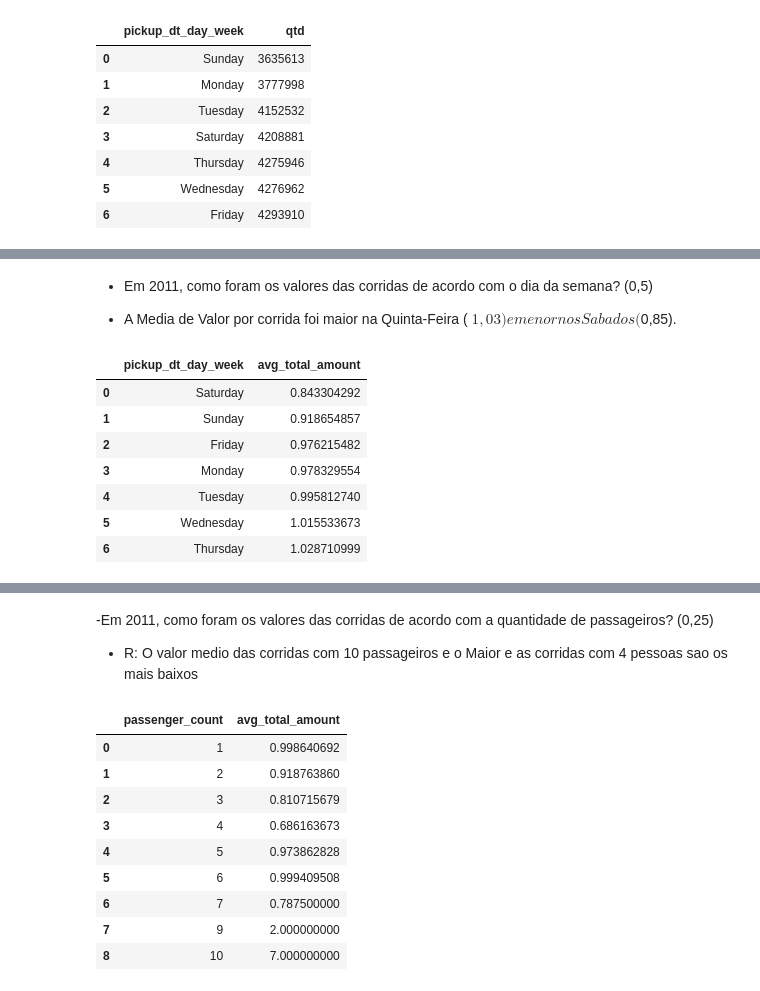
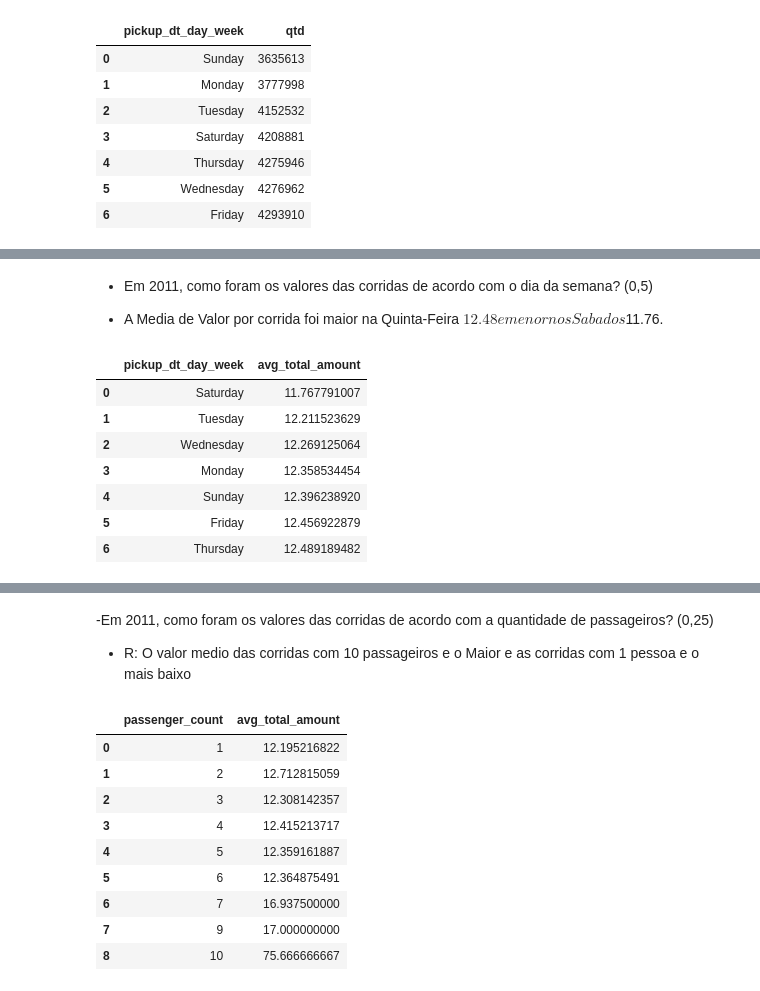
Before and after one commit to RodrigodeFeo/8DTS, a Jupyter notebook: CE_TRABALHO_FINAL.ipynb, the cells around one changed output, grey strips where cells are left out. Cells and saved outputs as stored; diff of their text form; code cells hidden in the pictures.

```diff
--- a/CE_TRABALHO_FINAL.ipynb
+++ b/CE_TRABALHO_FINAL.ipynb
@@ -101,35 +101,36 @@ px.pie(taxi_trip_dados_r1,
 # %% [markdown]
 - Em 2011, como foram os valores das corridas de acordo com o dia da semana? (0,5)
 
-*   A Media de Valor por corrida foi maior na Quinta-Feira ( $1,03 ) e menor nos Sabados ($0,85).
+*   A Media de Valor por corrida foi maior na Quinta-Feira $12.48 e menor nos Sabados $11.76.
 # %%
 query_sql = f"""
    SELECT
       pickup_dt_day_week ,
       AVG (total_amount) avg_total_amount
   FROM
       (SELECT
-          FORMAT_TIMESTAMP('%A', TIMESTAMP(PARSE_DATETIME('%m/%d/%Y %I:%M:%S %p', pickup_datetime))) AS pickup_dt_day_week,
+          FORMAT_TIMESTAMP('%A', TIMESTAMP(PARSE_DATETIME('%m/%d/%Y %I:%M:%S %p', pep_pickup_datetime))) AS pickup_dt_day_week,
           SAFE_CAST(total_amount AS NUMERIC) as total_amount
        FROM
-          `intense-wavelet-425818-j0.cd_taxi_trip_2011.tb_taxi_trip_2011_11` ) T
+          `intense-wavelet-425818-j0.cd_taxi_trip_2011.tb_taxi_trip_2011_12`
+       ) T
   GROUP BY
       pickup_dt_day_week
   ORDER BY
       avg_total_amount
 """
 query_job = clientbq.query(query_sql)  # Make an API request.
 taxi_trip_dados_r2 = query_job.to_dataframe()
 display(taxi_trip_dados_r2)
 # %% [output]
 |  | pickup_dt_day_week | avg_total_amount |
-| 0 | Saturday | 0.843304292 |
-| 1 | Sunday | 0.918654857 |
-| 2 | Friday | 0.976215482 |
-| 3 | Monday | 0.978329554 |
-| 4 | Tuesday | 0.995812740 |
-| 5 | Wednesday | 1.015533673 |
-| 6 | Thursday | 1.028710999 |
+| 0 | Saturday | 11.767791007 |
+| 1 | Tuesday | 12.211523629 |
+| 2 | Wednesday | 12.269125064 |
+| 3 | Monday | 12.358534454 |
+| 4 | Sunday | 12.396238920 |
+| 5 | Friday | 12.456922879 |
+| 6 | Thursday | 12.489189482 |
 # %%
 px.bar(taxi_trip_dados_r2.sort_values("pickup_dt_day_week"),
        y = "avg_total_amount",
@@ -153,7 +154,7 @@ px.pie(taxi_trip_dados_r2,
 # %% [markdown]
 -Em 2011, como foram os valores das corridas de acordo com a quantidade de passageiros? (0,25)
 
-*  R: O valor medio das corridas com 10 passageiros e o Maior e as corridas com 4 pessoas sao os mais baixos
+*  R: O valor medio das corridas com 10 passageiros e o Maior e as corridas com 1 pessoa e o mais baixo
 # %%
 query_sql = f"""
    SELECT
@@ -169,7 +170,8 @@ query_sql = f"""
           SAFE_CAST(passenger_count AS INTEGER) as passenger_count,
           SAFE_CAST(total_amount AS NUMERIC) as total_amount
        FROM
-          `intense-wavelet-425818-j0.cd_taxi_trip_2011.tb_taxi_trip_2011_11` ) T
+          `intense-wavelet-425818-j0.cd_taxi_trip_2011.tb_taxi_trip_2011_12`
+       WHERE SAFE_CAST(passenger_count AS INTEGER) < 11   ) T
 
   GROUP BY
       passenger_count
@@ -183,15 +185,15 @@ taxi_trip_dados_r3 = query_job.to_dataframe()
 display(taxi_trip_dados_r3)
 # %% [output]
 |  | passenger_count | avg_total_amount |
-| 0 | 1 | 0.998640692 |
-| 1 | 2 | 0.918763860 |
-| 2 | 3 | 0.810715679 |
-| 3 | 4 | 0.686163673 |
-| 4 | 5 | 0.973862828 |
-| 5 | 6 | 0.999409508 |
-| 6 | 7 | 0.787500000 |
-| 7 | 9 | 2.000000000 |
-| 8 | 10 | 7.000000000 |
+| 0 | 1 | 12.195216822 |
+| 1 | 2 | 12.712815059 |
+| 2 | 3 | 12.308142357 |
+| 3 | 4 | 12.415213717 |
+| 4 | 5 | 12.359161887 |
+| 5 | 6 | 12.364875491 |
+| 6 | 7 | 16.937500000 |
+| 7 | 9 | 17.000000000 |
+| 8 | 10 | 75.666666667 |
 # %%
 px.bar(taxi_trip_dados_r3.sort_values("passenger_count"),
        y = "avg_total_amount",
```
Also changed, not shown: parts of 6 cells of this notebook.
